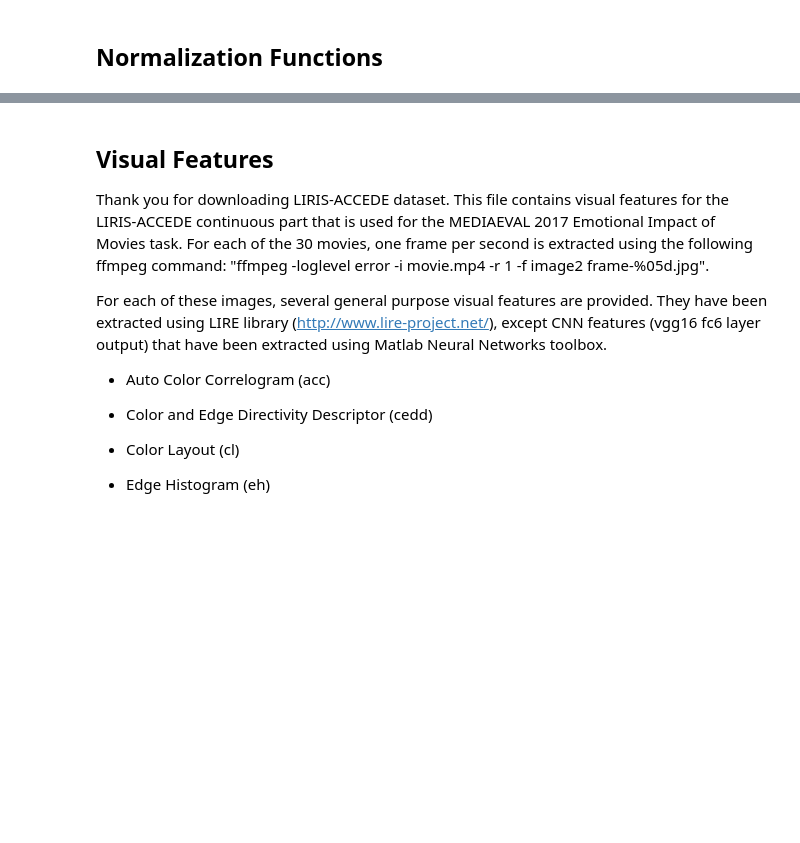
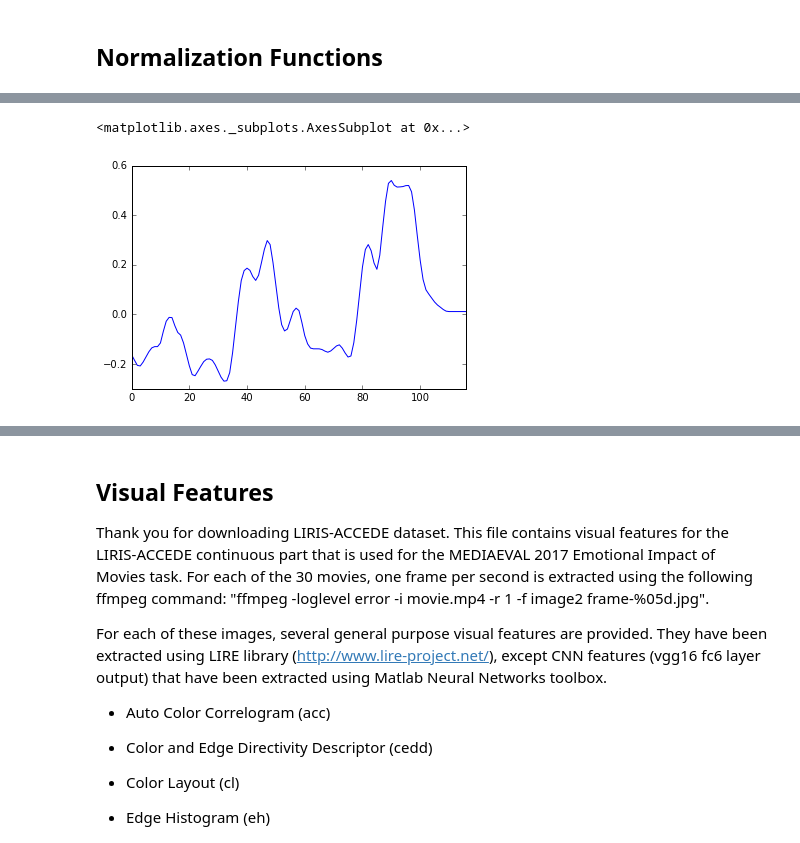
Before and after one commit to yasolix/cinevis, a Jupyter notebook: mediaeval/Prediction Mediaeval 2017.ipynb, the cells around one changed output, grey strips where cells are left out. Drawn from its saved outputs; the diff is of its cells as text; code cells hidden in the pictures; blank space fills up the shorter version.

```diff
--- a/mediaeval/Display MediaEval 2017 annotations Vallence Arousal Fear-Visual Features.ipynb
+++ b/mediaeval/Prediction Mediaeval 2017.ipynb
@@ -90,0 +272,3 @@ def getNormalized2(df):
+# %%
+annot17 = getAnnotationDf('After_The_Rain',med2017annotationsFolder)
+annot17.describe()
@@ -90,0 +285,5 @@ def getNormalized2(df):
+# %%
+annot17.MeanArousal.plot()
+# %% [output]
+<matplotlib.axes._subplots.AxesSubplot at 0x...>
+[figure, added]
```
Also changed, not shown: parts of 86 cells of this notebook, 7 other files.
